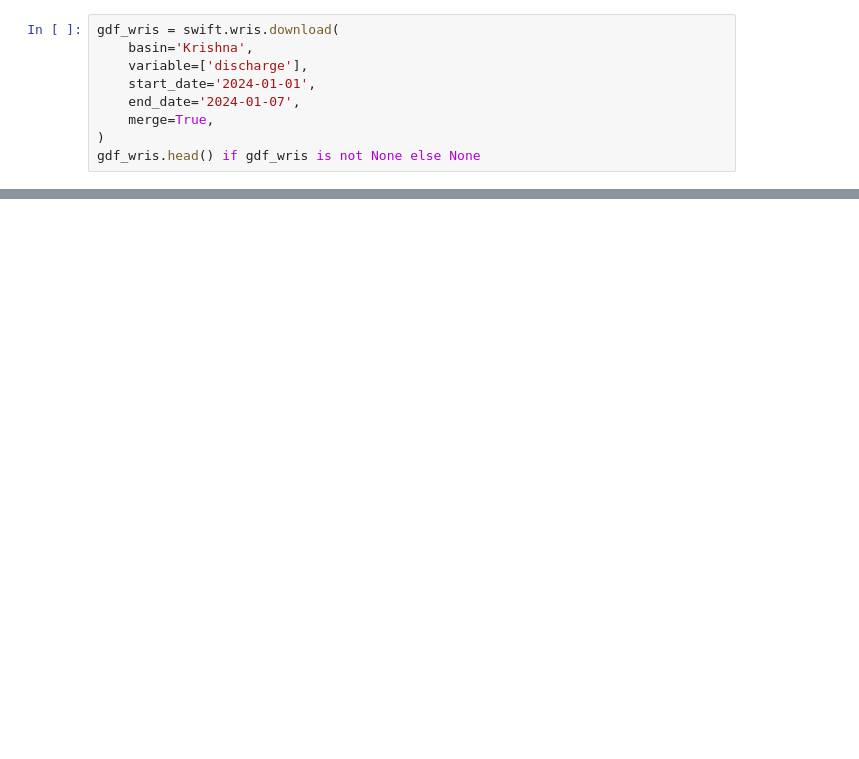
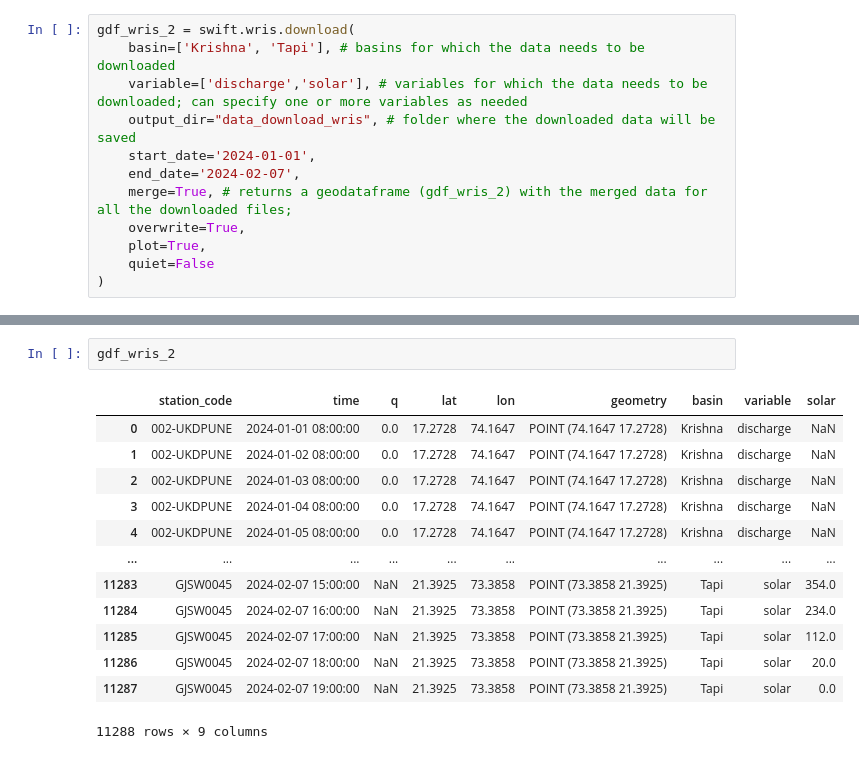
Before and after one commit to bharathk113/HydroSwift, a Jupyter notebook: PYTHON_API_EXAMPLES.ipynb, the cells around one changed output, grey strips where cells are left out. Drawn from its saved outputs; the diff is of its cells as text; blank space fills up the shorter version.

```diff
--- a/PYTHON_API_EXAMPLES.ipynb
+++ b/PYTHON_API_EXAMPLES.ipynb
@@ -17,9 +251,12 @@ basins_wris = swift.wris.basins(variable=["sediment", "solar_radiation"]) # retu
 # %%
-gdf_wris = swift.wris.download(
-    basin='Krishna',
-    variable=['discharge'],
+gdf_wris_2 = swift.wris.download(
+    basin=['Krishna', 'Tapi'], # basins for which the data needs to be downloaded
+    variable=['discharge','solar'], # variables for which the data needs to be downloaded; can specify one or more variables as needed
+    output_dir="data_download_wris", # folder where the downloaded data will be saved
     start_date='2024-01-01',
-    end_date='2024-01-07',
-    merge=True,
+    end_date='2024-02-07',
+    merge=True, # returns a geodataframe (gdf_wris_2) with the merged data for all the downloaded files;
+    overwrite=True,
+    plot=True,
+    quiet=False
 )
-gdf_wris.head() if gdf_wris is not None else None
@@ -25,0 +315,16 @@ gdf_wris.head() if gdf_wris is not None else None
+# %%
+gdf_wris_2
+# %% [output]
+|  | station_code | time | q | lat | lon | geometry | basin | variable | solar |
+| 0 | 002-UKDPUNE | 2024-01-01 08:00:00 | 0.0 | 17.2728 | 74.1647 | POINT (74.1647 17.2728) | Krishna | discharge | NaN |
+| 1 | 002-UKDPUNE | 2024-01-02 08:00:00 | 0.0 | 17.2728 | 74.1647 | POINT (74.1647 17.2728) | Krishna | discharge | NaN |
+| 2 | 002-UKDPUNE | 2024-01-03 08:00:00 | 0.0 | 17.2728 | 74.1647 | POINT (74.1647 17.2728) | Krishna | discharge | NaN |
+| 3 | 002-UKDPUNE | 2024-01-04 08:00:00 | 0.0 | 17.2728 | 74.1647 | POINT (74.1647 17.2728) | Krishna | discharge | NaN |
+| 4 | 002-UKDPUNE | 2024-01-05 08:00:00 | 0.0 | 17.2728 | 74.1647 | POINT (74.1647 17.2728) | Krishna | discharge | NaN |
+| ... | ... | ... | ... | ... | ... | ... | ... | ... | ... |
+| 11283 | GJSW0045 | 2024-02-07 15:00:00 | NaN | 21.3925 | 73.3858 | POINT (73.3858 21.3925) | Tapi | solar | 354.0 |
+| 11284 | GJSW0045 | 2024-02-07 16:00:00 | NaN | 21.3925 | 73.3858 | POINT (73.3858 21.3925) | Tapi | solar | 234.0 |
+| 11285 | GJSW0045 | 2024-02-07 17:00:00 | NaN | 21.3925 | 73.3858 | POINT (73.3858 21.3925) | Tapi | solar | 112.0 |
+| 11286 | GJSW0045 | 2024-02-07 18:00:00 | NaN | 21.3925 | 73.3858 | POINT (73.3858 21.3925) | Tapi | solar | 20.0 |
+| 11287 | GJSW0045 | 2024-02-07 19:00:00 | NaN | 21.3925 | 73.3858 | POINT (73.3858 21.3925) | Tapi | solar | 0.0 |
+11288 rows × 9 columns
```
Also changed, not shown: parts of 35 cells of this notebook, 6 other files.
